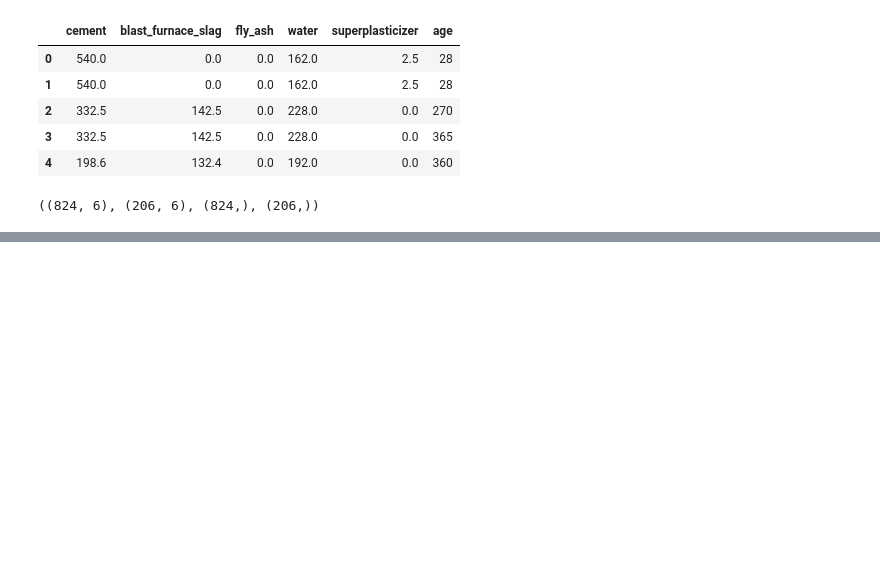
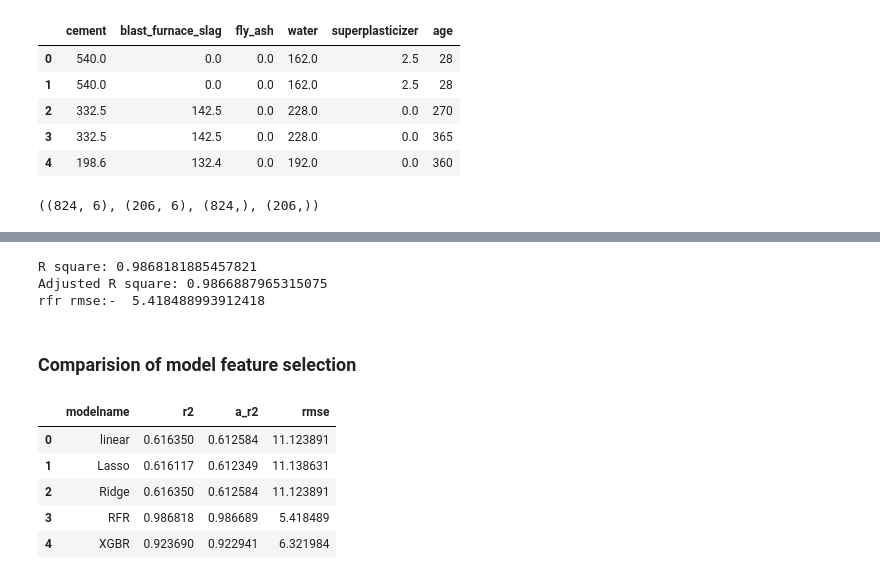
Before and after one commit to NinadKarlekar/Concrete_Compressive_strength_prediction_ineuron, a Jupyter notebook: notebook/EDA and Model.ipynb, the cells around one changed output, grey strips where cells are left out. Saved outputs shown, nothing was run; the diff lists cells and outputs as text; code cells hidden in the pictures; blank space fills up the shorter version.

```diff
--- a/notebook/EDA and Model.ipynb
+++ b/notebook/EDA and Model.ipynb
@@ -648,0 +806,37 @@ x_tr.shape,x_te.shape,y_tr.shape,y_te.shape
+# %%
+from sklearn.ensemble import RandomForestRegressor
+rfr = RandomForestRegressor()
+rfr.fit(x_tr,y_tr)
+rfr_p_1 = rfr.predict(x2test)
+rfr_fs_r2 = rfr.score(x_tr,y_tr)
+print("R square:", rfr_fs_r2)
+n = x_tr.shape[0]  # Number of observations
+k = x_tr.shape[1]  # Number of predictors (features)
+rfr_fs_ar2 = 1 - ((1 - rfr_fs_r2) * (n - 1) / (n - k - 1))
+print("Adjusted R square:", rfr_fs_ar2)
+from sklearn import metrics
+rfr_fs_mse = metrics.mean_squared_error(y_te,rfr_p_1)
+# print("mse:", rfr_fs_mse)
+rfr_fs_rmse = np.sqrt(rfr_fs_mse)
+print("rfr rmse:- ",rfr_fs_rmse)
+# %% [output]
+R square: 0.9868181885457821
+Adjusted R square: 0.9866887965315075
+rfr rmse:-  5.418488993912418
+# %% [markdown]
+### Comparision of model feature selection
+# %%
+list1=['linear','Lasso','Ridge','RFR','XGBR']
+list2=[lin_fs_r2,las_fs_r2,rid_fs_r2,rfr_fs_r2,xgbr_fs_r2]
+list3=[lin_fs_ar2,las_fs_ar2,rid_fs_ar2,rfr_fs_ar2,xgbr_fs_ar2]
+list4=[lin_fs_rmse,las_fs_rmse,rid_fs_rmse,rfr_fs_rmse,xgbr_fs_rmse]
+# %%
+final3=pd.DataFrame({'modelname':list1,'r2':list2,'a_r2':list3,'rmse':list4})
+final3
+# %% [output]
+|  | modelname | r2 | a_r2 | rmse |
+| 0 | linear | 0.616350 | 0.612584 | 11.123891 |
+| 1 | Lasso | 0.616117 | 0.612349 | 11.138631 |
+| 2 | Ridge | 0.616350 | 0.612584 | 11.123891 |
+| 3 | RFR | 0.986818 | 0.986689 | 5.418489 |
+| 4 | XGBR | 0.923690 | 0.922941 | 6.321984 |
```
Also changed, not shown: parts of 20 cells of this notebook, 1 other file.
